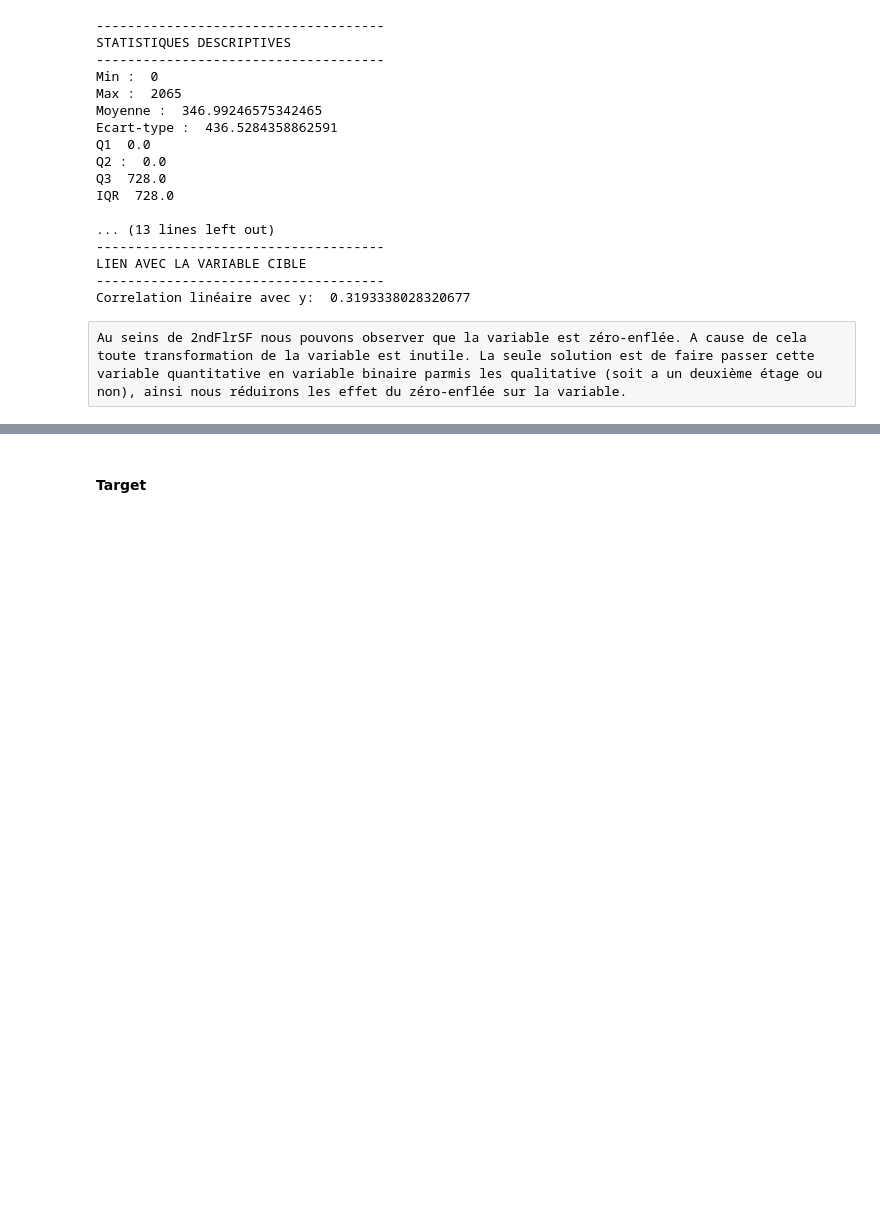
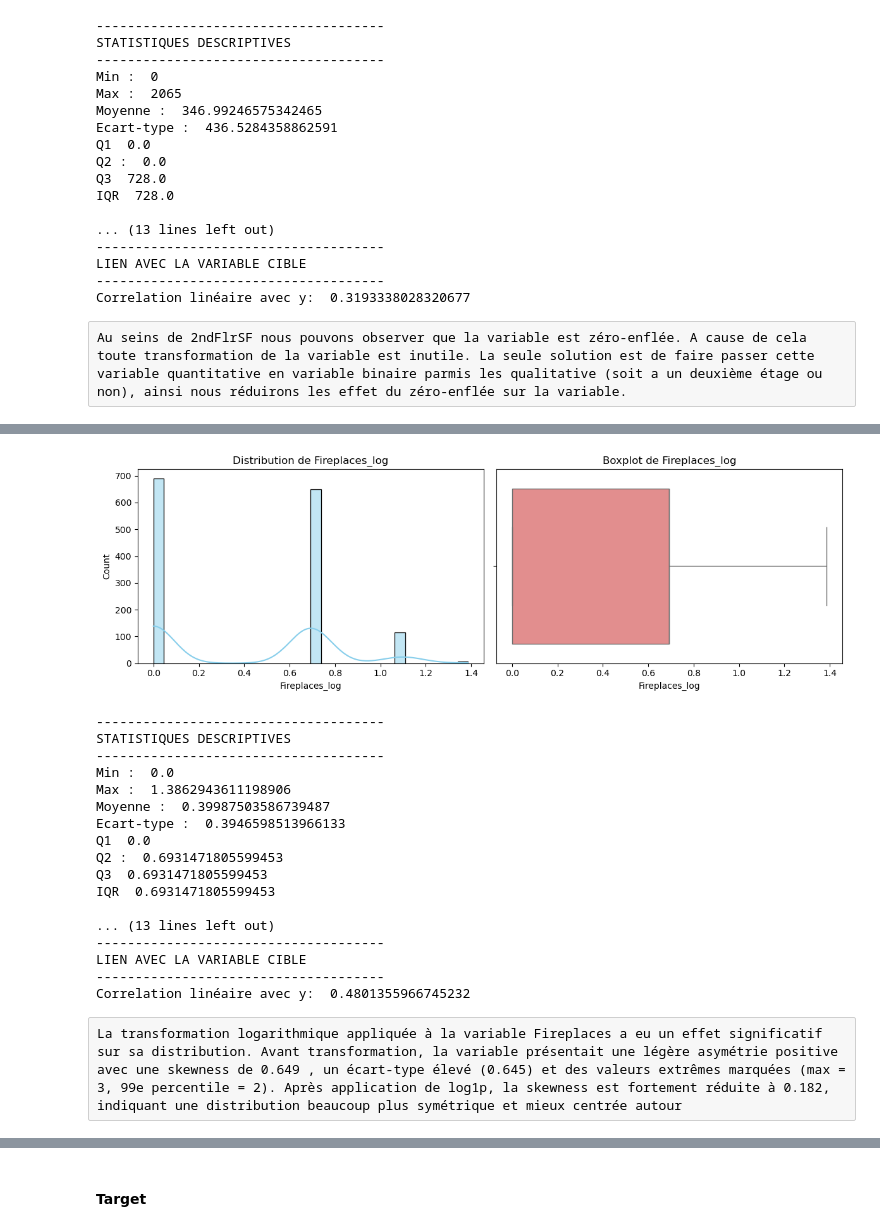
Before and after one commit to QuentinGense-hub/House-Prices---Advanced-Regression-Techniques, a Jupyter notebook: Script_immo.ipynb, the cells around one changed output, grey strips where cells are left out. Saved outputs shown, nothing was run; the diff lists cells and outputs as text; code cells hidden in the pictures; blank space fills up the shorter version.

```diff
--- a/Script_immo.ipynb
+++ b/Script_immo.ipynb
@@ -613,0 +684,2 @@ X['has_2ndFlr'] = (X['2ndFlrSF'] > 0).astype(int)
+# %%
+X['Fireplaces_log'] = np.log1p(X['Fireplaces'])
@@ -613,0 +694,23 @@ X['has_2ndFlr'] = (X['2ndFlrSF'] > 0).astype(int)
+# %%
+analyse(X, 'Fireplaces_log', y)
+# %% [output]
+[figure, added]
+-------------------------------------
+STATISTIQUES DESCRIPTIVES
+-------------------------------------
+Min :  0.0
+Max :  1.3862943611198906
+Moyenne :  0.39987503586739487
+Ecart-type :  0.3946598513966133
+Q1  0.0
+Q2 :  0.6931471805599453
+Q3  0.6931471805599453
+IQR  0.6931471805599453
+
+... (13 lines left out)
+-------------------------------------
+LIEN AVEC LA VARIABLE CIBLE
+-------------------------------------
+Correlation linéaire avec y:  0.4801355966745232
+# %% [raw]
+La transformation logarithmique appliquée à la variable Fireplaces a eu un effet significatif sur sa distribution. Avant transformation, la variable présentait une légère asymétrie positive avec une skewness de 0.649 , un écart-type élevé (0.645) et des valeurs extrêmes marquées (max = 3, 99e percentile = 2). Après application de log1p, la skewness est fortement réduite à 0.182, indiquant une distribution beaucoup plus symétrique et mieux centrée autour
```
Also changed, not shown: parts of 35 cells of this notebook.
